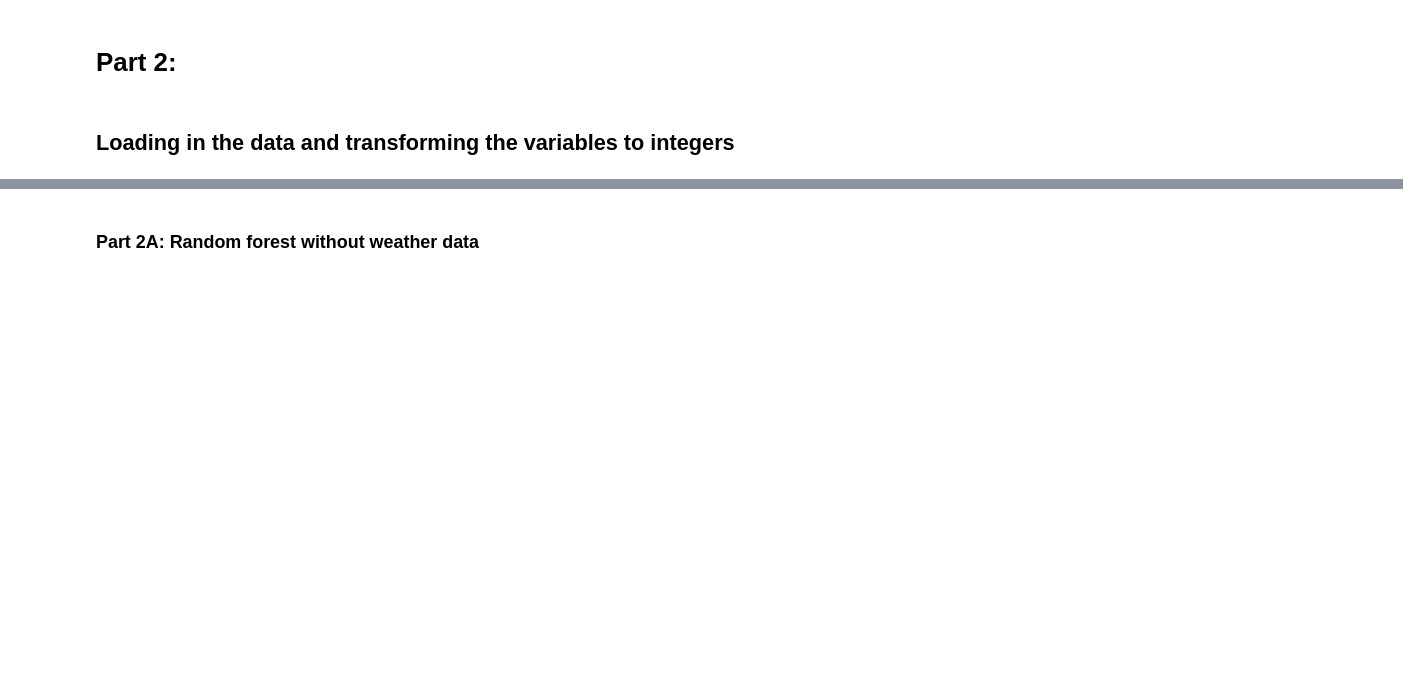
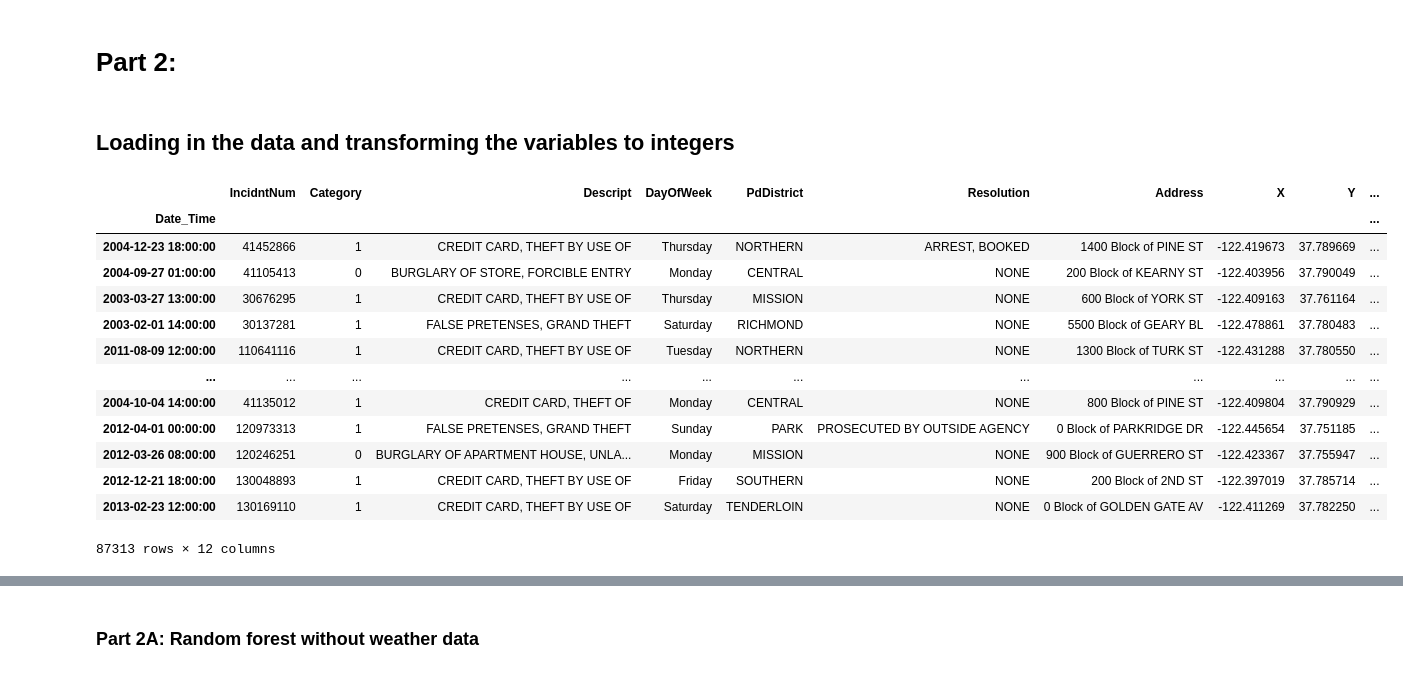
Before and after one commit to Strandgaard96/vehicle_collision_webpage, a Jupyter notebook: Assignment2.ipynb, the cells around one changed output, grey strips where cells are left out. Drawn from its saved outputs; the diff is of its cells as text; code cells hidden in the pictures; blank space fills up the shorter version.

```diff
--- a/Assignment2.ipynb
+++ b/Assignment2.ipynb
@@ -189,6 +192,23 @@ df_RF = df_RF.drop(df_RF[df_RF['Category'] == 0].sample(frac=0.50).index)
 df_RF['Date_Time'] = df_RF['Date_Time'].dt.round(freq = 'H')
 df_RF['Hour'] = df_RF['Date_Time'].dt.dayofweek*24 + (df_RF['Date_Time'].dt.hour+1)
 df_RF = df_RF[df_RF['Date_Time'].notnull() == True].set_index('Date_Time')
+# %%
+df_RF
+# %% [output]
+|  | IncidntNum | Category | Descript | DayOfWeek | PdDistrict | Resolution | Address | X | Y | ... |
+| Date_Time |  |  |  |  |  |  |  |  |  | ... |
+| 2004-12-23 18:00:00 | 41452866 | 1 | CREDIT CARD, THEFT BY USE OF | Thursday | NORTHERN | ARREST, BOOKED | 1400 Block of PINE ST | -122.419673 | 37.789669 | ... |
+| 2004-09-27 01:00:00 | 41105413 | 0 | BURGLARY OF STORE, FORCIBLE ENTRY | Monday | CENTRAL | NONE | 200 Block of KEARNY ST | -122.403956 | 37.790049 | ... |
+| 2003-03-27 13:00:00 | 30676295 | 1 | CREDIT CARD, THEFT BY USE OF | Thursday | MISSION | NONE | 600 Block of YORK ST | -122.409163 | 37.761164 | ... |
+| 2003-02-01 14:00:00 | 30137281 | 1 | FALSE PRETENSES, GRAND THEFT | Saturday | RICHMOND | NONE | 5500 Block of GEARY BL | -122.478861 | 37.780483 | ... |
+| 2011-08-09 12:00:00 | 110641116 | 1 | CREDIT CARD, THEFT BY USE OF | Tuesday | NORTHERN | NONE | 1300 Block of TURK ST | -122.431288 | 37.780550 | ... |
+| ... | ... | ... | ... | ... | ... | ... | ... | ... | ... | ... |
+| 2004-10-04 14:00:00 | 41135012 | 1 | CREDIT CARD, THEFT OF | Monday | CENTRAL | NONE | 800 Block of PINE ST | -122.409804 | 37.790929 | ... |
+| 2012-04-01 00:00:00 | 120973313 | 1 | FALSE PRETENSES, GRAND THEFT | Sunday | PARK | PROSECUTED BY OUTSIDE AGENCY | 0 Block of PARKRIDGE DR | -122.445654 | 37.751185 | ... |
+| 2012-03-26 08:00:00 | 120246251 | 0 | BURGLARY OF APARTMENT HOUSE, UNLA... | Monday | MISSION | NONE | 900 Block of GUERRERO ST | -122.423367 | 37.755947 | ... |
+| 2012-12-21 18:00:00 | 130048893 | 1 | CREDIT CARD, THEFT BY USE OF | Friday | SOUTHERN | NONE | 200 Block of 2ND ST | -122.397019 | 37.785714 | ... |
+| 2013-02-23 12:00:00 | 130169110 | 1 | CREDIT CARD, THEFT BY USE OF | Saturday | TENDERLOIN | NONE | 0 Block of GOLDEN GATE AV | -122.411269 | 37.782250 | ... |
+87313 rows × 12 columns
 # %%
 df_weather['date'] = pd.to_datetime(df_weather['date'],errors='coerce')
 df_weather['date'] = df_weather['date'].dt.tz_localize(None)
```
Also changed, not shown: parts of 29 cells of this notebook.
